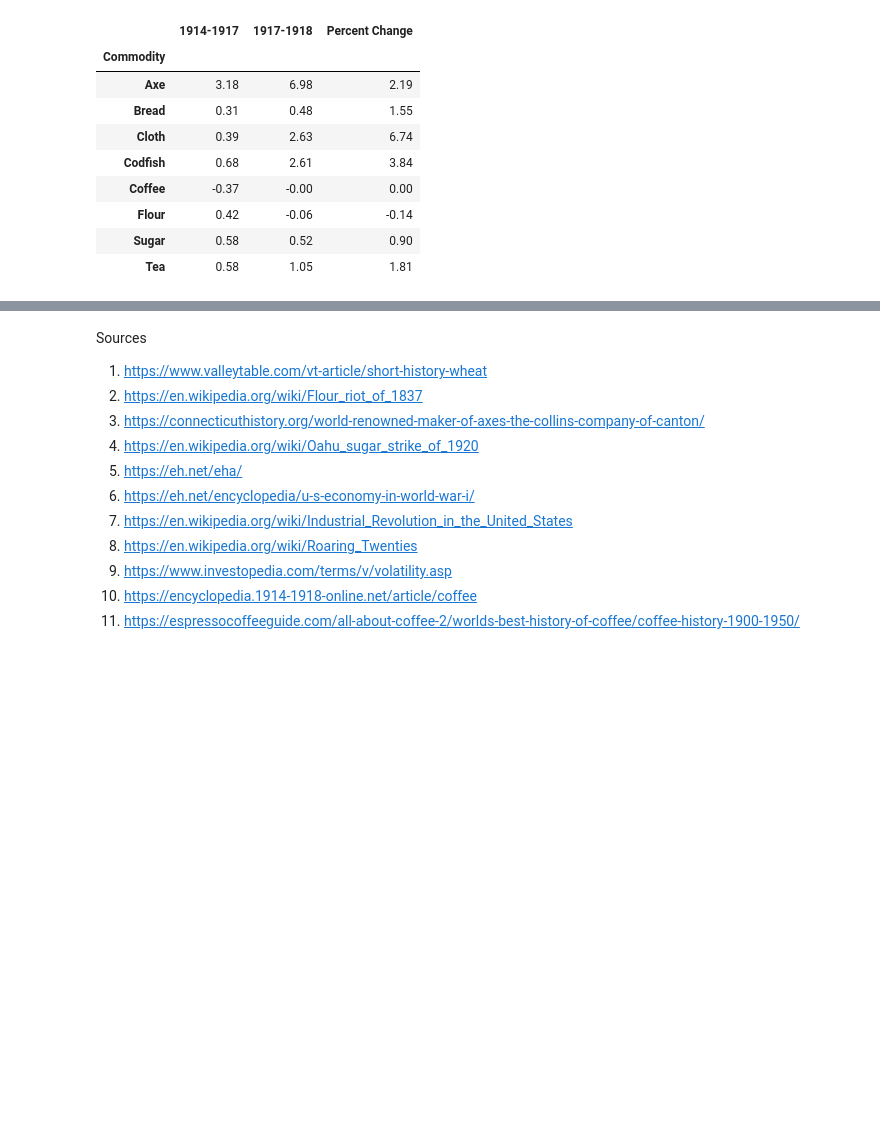
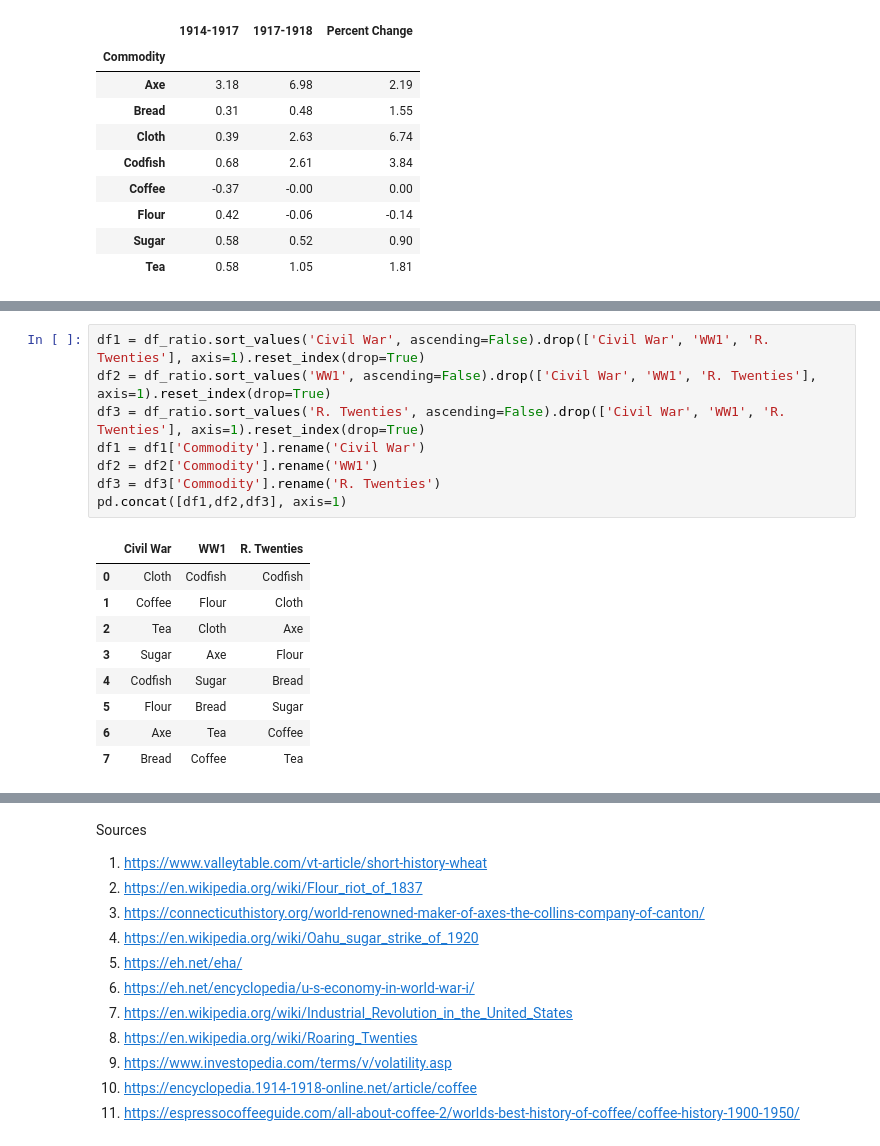
Before and after one commit to Meadosc/commodity_case_study, a Jupyter notebook: main.ipynb, the cells around one changed output, grey strips where cells are left out. Saved outputs shown, nothing was run; the diff lists cells and outputs as text; blank space fills up the shorter version.

```diff
--- a/main.ipynb
+++ b/main.ipynb
@@ -440,0 +440,18 @@ df_slope.head(8)
+# %%
+df1 = df_ratio.sort_values('Civil War', ascending=False).drop(['Civil War', 'WW1', 'R. Twenties'], axis=1).reset_index(drop=True)
+df2 = df_ratio.sort_values('WW1', ascending=False).drop(['Civil War', 'WW1', 'R. Twenties'], axis=1).reset_index(drop=True)
+df3 = df_ratio.sort_values('R. Twenties', ascending=False).drop(['Civil War', 'WW1', 'R. Twenties'], axis=1).reset_index(drop=True)
+df1 = df1['Commodity'].rename('Civil War')
+df2 = df2['Commodity'].rename('WW1')
+df3 = df3['Commodity'].rename('R. Twenties')
+pd.concat([df1,df2,df3], axis=1)
+# %% [output]
+|  | Civil War | WW1 | R. Twenties |
+| 0 | Cloth | Codfish | Codfish |
+| 1 | Coffee | Flour | Cloth |
+| 2 | Tea | Cloth | Axe |
+| 3 | Sugar | Axe | Flour |
+| 4 | Codfish | Sugar | Bread |
+| 5 | Flour | Bread | Sugar |
+| 6 | Axe | Tea | Coffee |
+| 7 | Bread | Coffee | Tea |
```
Also changed, not shown: parts of 9 cells of this notebook.
